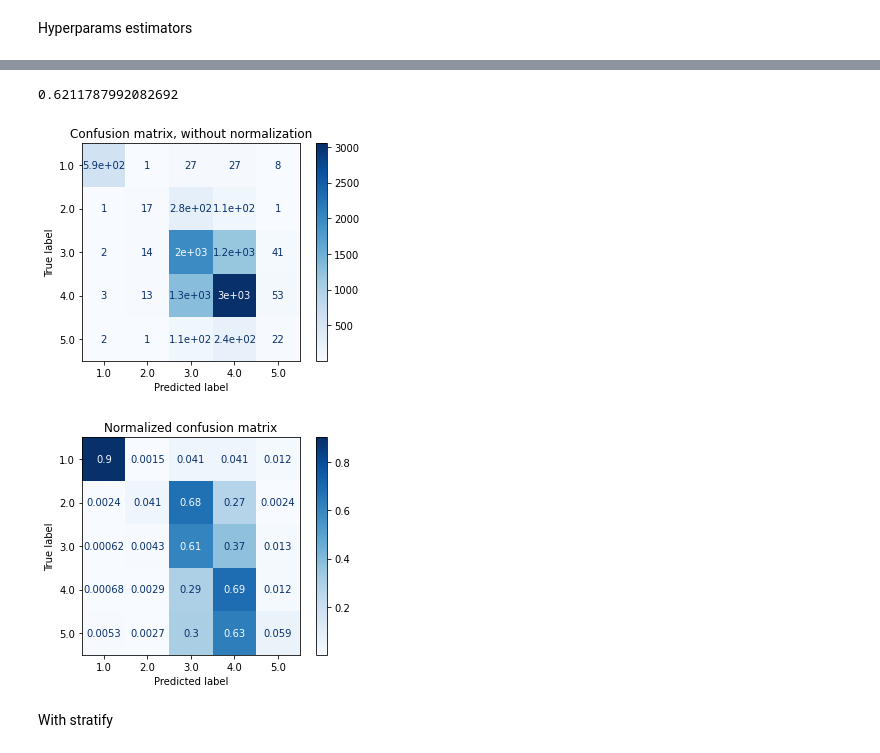
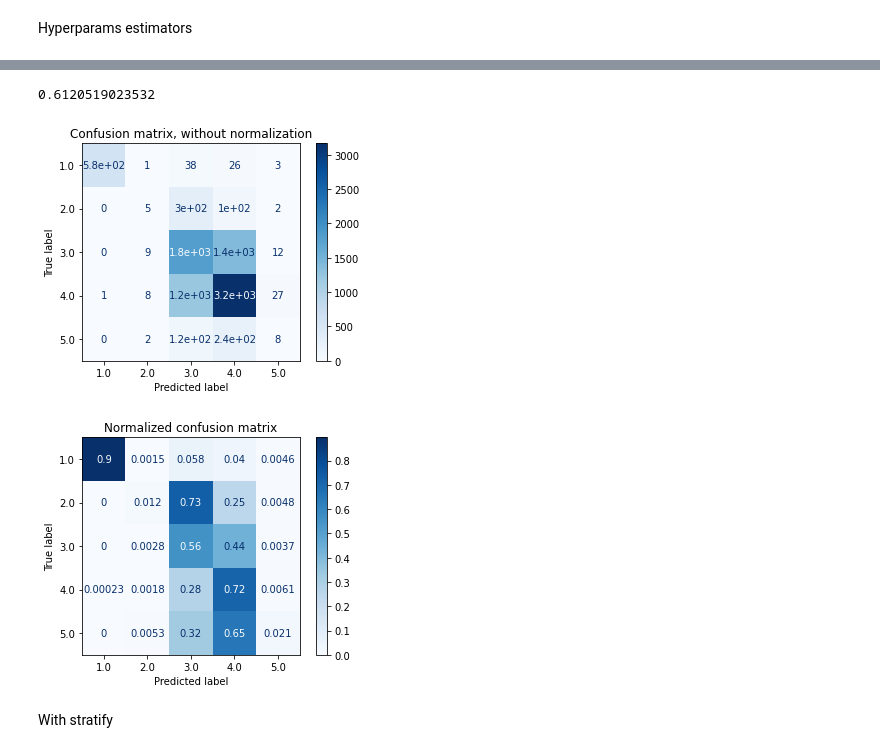
Before and after one commit to DaanMoura/AprendizadoDeMaquina, a Jupyter notebook: MovieDataset_Classification.ipynb, the cells around one changed output, grey strips where cells are left out. Cells and saved outputs as stored; diff of their text form; code cells hidden in the pictures.

```diff
--- a/MovieDataset_Classification.ipynb
+++ b/MovieDataset_Classification.ipynb
@@ -152,26 +165,17 @@ gs.best_estimator_
 # %%
-dtc = DecisionTreeClassifier(ccp_alpha=0.0, class_weight=None, criterion='entropy',
+model = fit_model(DecisionTreeClassifier(ccp_alpha=0.0, class_weight=None, criterion='gini',
                        max_depth=10, max_features=None, max_leaf_nodes=None,
                        min_impurity_decrease=0.0, min_impurity_split=None,
                        min_samples_leaf=2, min_samples_split=2,
                        min_weight_fraction_leaf=0.0, presort='deprecated',
-                       random_state=None, splitter='best')
-classifier = dtc.fit(x_tr, y_tr)
-y_pred = dtc.predict(x_te)
-accuracy_score(y_te, y_pred)
+                       random_state=None, splitter='best'))
 # %% [output]
-0.6211787992082692
+0.6120519023532
-# %%
-titles_options = [("Confusion matrix, without normalization", None),
-                  ("Normalized confusion matrix", 'true')]
-for title, normalize in titles_options:
-    disp = plot_confusion_matrix(classifier, x_te, y_te,
-                                 cmap=plt.cm.Blues,
-                                 normalize=normalize)
-    disp.ax_.set_title(title)
-# %% [output]
-[figure, removed]
-[figure, removed]
+# %%
+confusion_matrix(model)
+# %% [output]
+[figure, added]
+[figure, added]
 # %% [markdown]
 With stratify
 # %%
```
Also changed, not shown: parts of 16 cells of this notebook.
